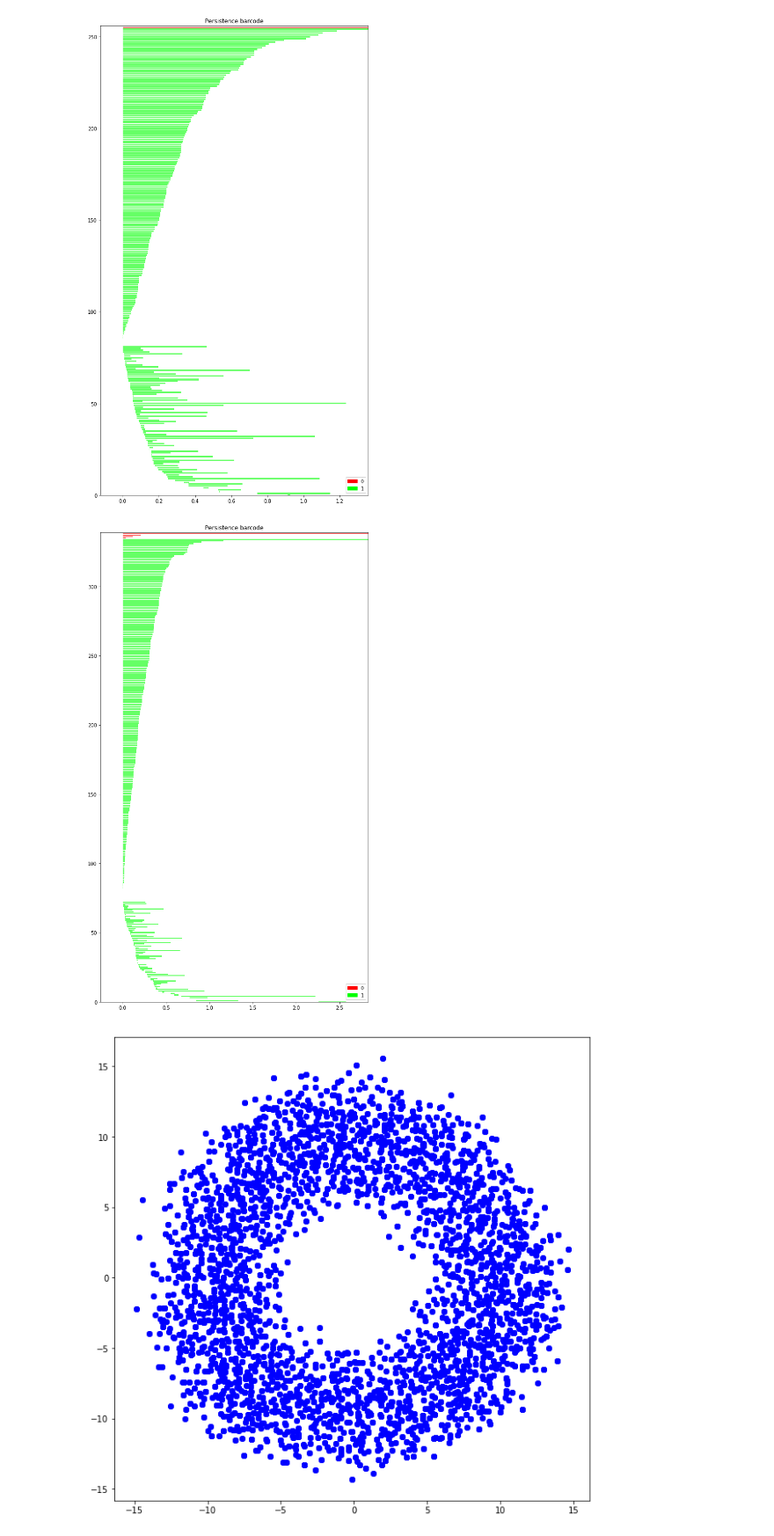
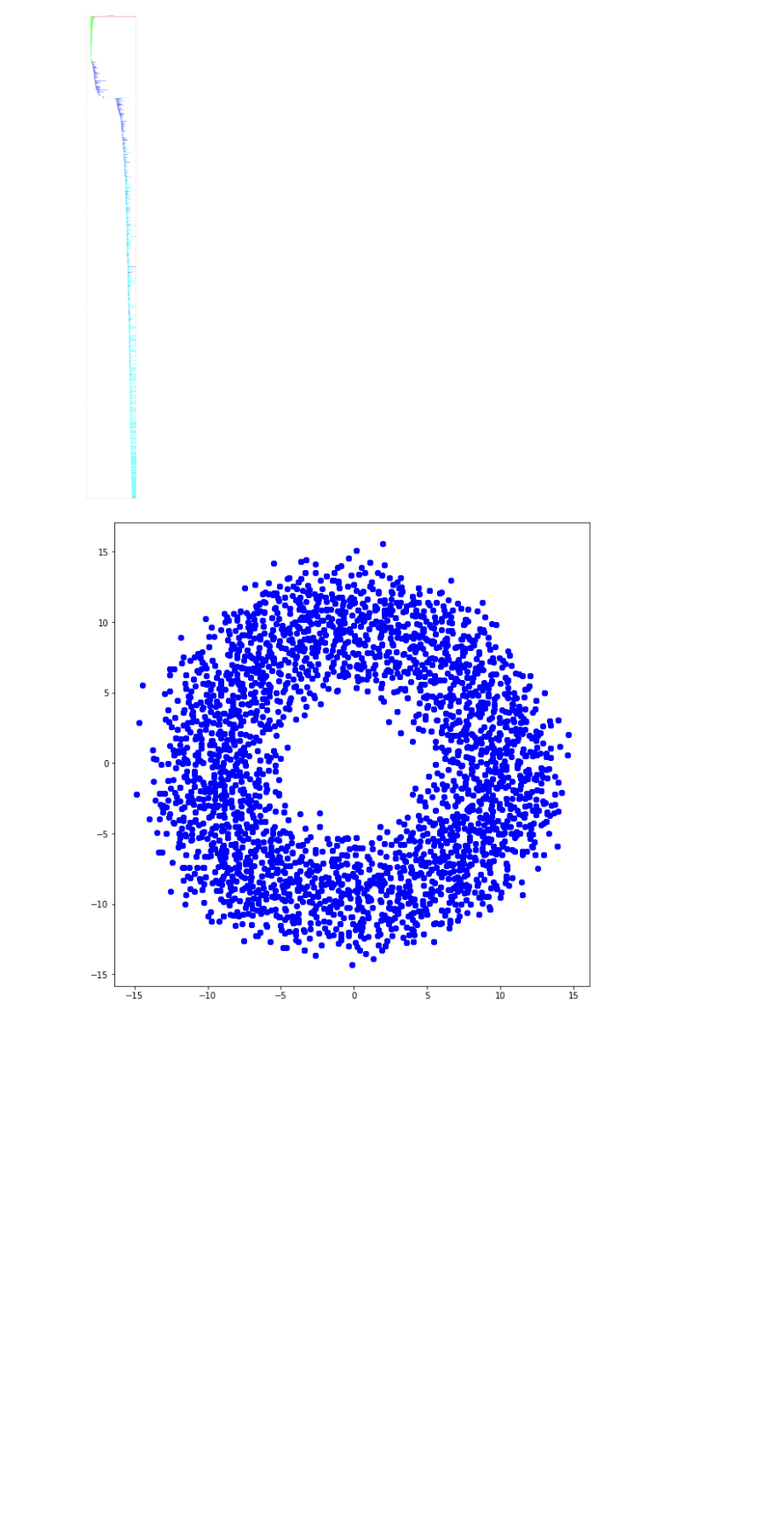
Before and after one commit to d-tiapkin/umap-topology, a Jupyter notebook: Untitled.ipynb, the cells around one changed output. Shown: that part at 88% size. Drawn from its saved outputs; the diff is of its cells as text; code cells hidden in the pictures; blank space fills up the shorter version.

```diff
--- a/Untitled.ipynb
+++ b/Untitled.ipynb
@@ -23,16 +24,11 @@ def draw_persistence(file, figsize):
     fig,ax = plt.subplots(1, figsize=figsize)
     gudhi.plot_persistence_barcode(persistence_file=file, legend=True).show()
 # %%
-fig,ax = plt.subplots(1, figsize=(10,18))
-#gudhi.plot_persistence_barcode(persistence_file="/home/unkoll/UMAP-git/umap-topology/filtration/SO2.dgm", legend=True)
-gudhi.plot_persistence_barcode(persistence_file="/home/unkoll/UMAP-git/umap-topology/filtration/reduced/SO2_R2.dgm", legend=True)
+fig,ax = plt.subplots(1, figsize=(18,180))
+gudhi.plot_persistence_barcode(persistence_file="/home/unkoll/UMAP-git/umap-topology/filtration/SO3_Z3.dgm", legend=True)
 plt.show()
-fig,ax = plt.subplots(1, figsize=(10,18))
-gudhi.plot_persistence_barcode(persistence_file="/home/unkoll/UMAP-git/umap-topology/filtration/reduced/SO2_R3.dgm", legend=True)
-plt.show()
 # %% [output]
-[figure, old version]
+[figure, new version]
-[figure, removed]
 # %%
 draw_R2(load_points("/home/unkoll/UMAP-git/umap-topology/samples/reduced/SO2_R2.csv"))
 # %% [output]
```
Also changed, not shown: parts of 2 cells of this notebook, 3 other files.
